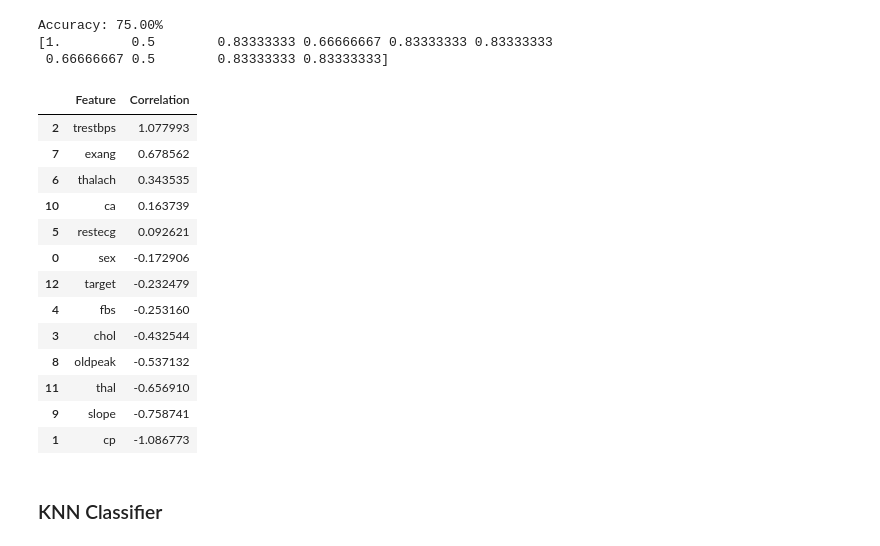
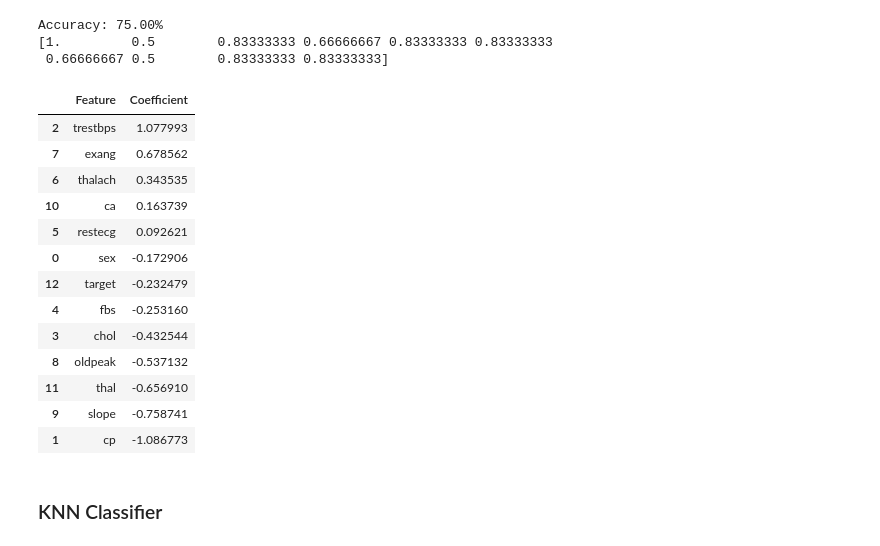
Before and after one commit to k21k/Python-Notes, a Jupyter notebook: Machine Learning/Decision Trees/Decision Trees - K.ipynb, the cells around one changed output. Saved outputs shown, nothing was run; the diff lists cells and outputs as text; code cells hidden in the pictures.

```diff
--- a/Machine Learning/Decision Trees/Decision Trees - K.ipynb
+++ b/Machine Learning/Decision Trees/Decision Trees - K.ipynb
@@ -225,11 +225,11 @@ Accuracy: 75.00%
 # %%
 coeff_df = pd.DataFrame(scaled_df.columns.delete(0))
 coeff_df.columns = ['Feature']
-coeff_df["Correlation"] = pd.Series(logreg.coef_[0])
+coeff_df["Coefficient"] = pd.Series(logreg.coef_[0])
 
-coeff_df.sort_values(by='Correlation', ascending=False)
+coeff_df.sort_values(by='Coefficient', ascending=False)
 # %% [output]
-|  | Feature | Correlation |
+|  | Feature | Coefficient |
 | 2 | trestbps | 1.077993 |
 | 7 | exang | 0.678562 |
 | 6 | thalach | 0.343535 |
```
Also changed, not shown: parts of 4 cells of this notebook, 2 other files.
